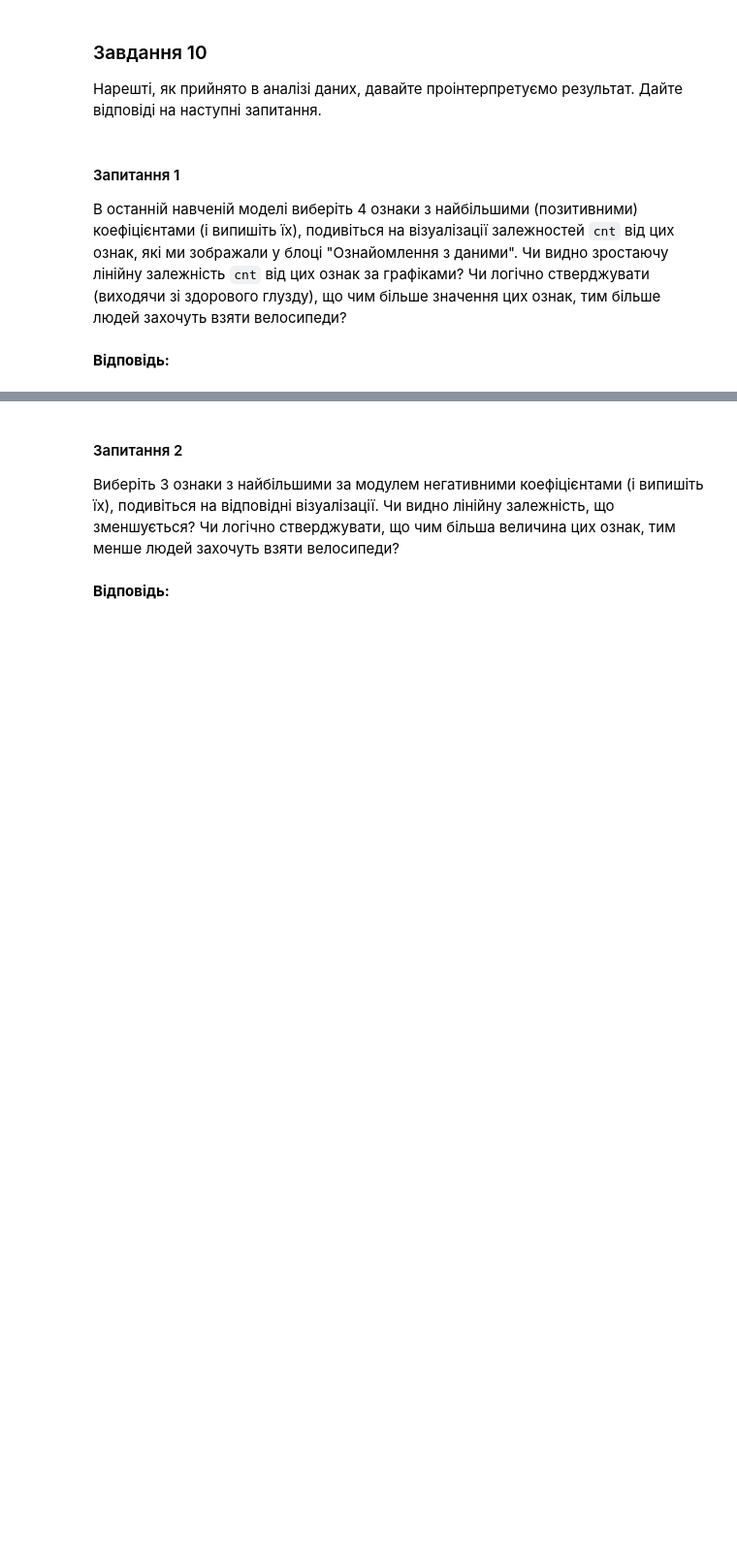
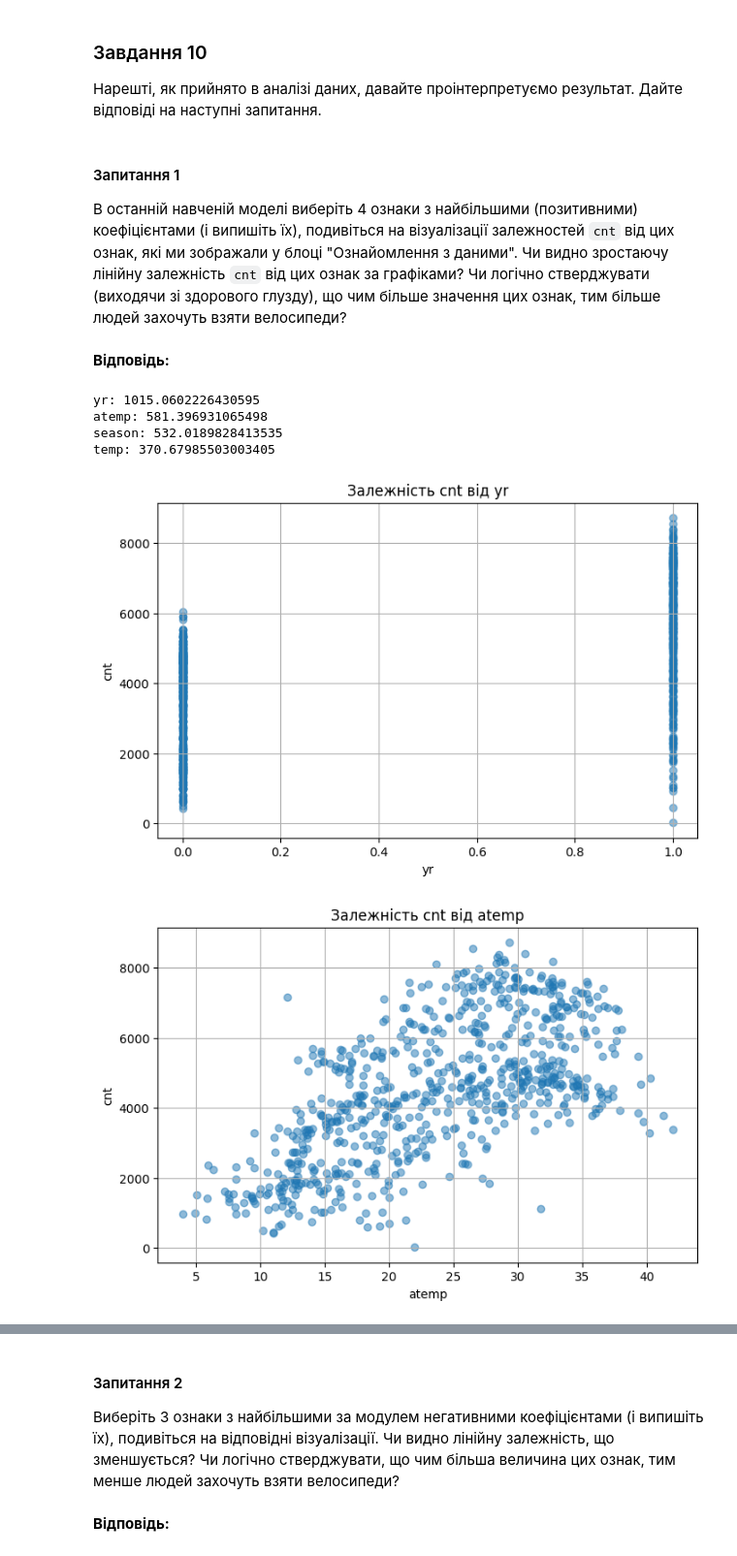
Before and after one commit to Georgiiliwe8pcr/7.machinelearncolab, a Jupyter notebook: OverfittingHomeWork.ipynb, the cells around one changed output, grey strips where cells are left out. Shown at 97% size. Saved outputs shown, nothing was run; the diff lists cells and outputs as text; code cells hidden in the pictures; blank space fills up the shorter version.

```diff
--- a/OverfittingHomeWork.ipynb
+++ b/OverfittingHomeWork.ipynb
@@ -563,0 +562,31 @@ __Відповідь:__
+# %%
+# Вибір 4 ознак з найбільшими позитивними коефіцієнтами
+coef = regressor.coef_
+feature_names = df.columns[:-1]  # Назви ознак без останньої (цільової ознаки 'cnt')
+
+# Отримуємо індекси 4 найбільших позитивних коефіцієнтів
+top_4_positive_coeffs = np.argsort(coef)[-4:][::-1]  # Сортуємо і вибираємо 4 найбільші
+top_4_features = feature_names[top_4_positive_coeffs]
+top_4_coefs = coef[top_4_positive_coeffs]
+
+# Виведення результатів
+for feature, coef_value in zip(top_4_features, top_4_coefs):
+    print(f"{feature}: {coef_value}")
+# %% [output]
+yr: 1015.0602226430595
+atemp: 581.396931065498
+season: 532.0189828413535
+temp: 370.67985503003405
+# %%
+# Побудова графіків залежності cnt від обраних ознак
+for feature in top_4_features:
+    plt.figure(figsize=(8, 5))
+    plt.scatter(df[feature], df['cnt'], alpha=0.5)
+    plt.title(f"Залежність cnt від {feature}")
+    plt.xlabel(feature)
+    plt.ylabel('cnt')
+    plt.grid()
+    plt.show()
+# %% [output]
+[figure, added]
+[figure, added]
```
Also changed, not shown: parts of 11 cells of this notebook.
